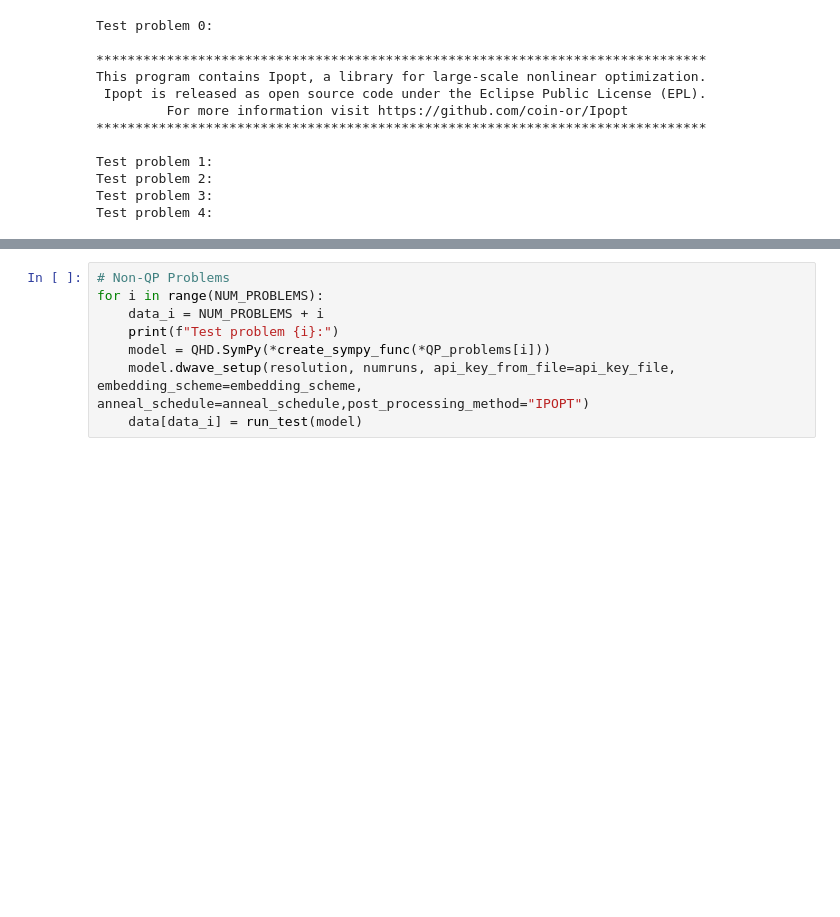
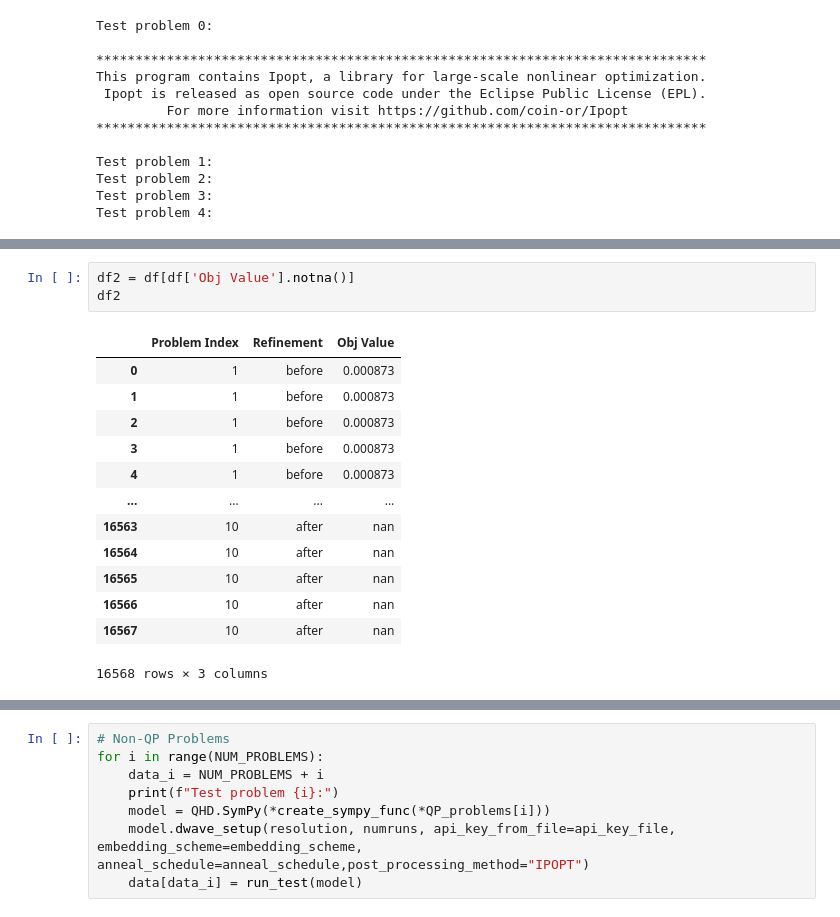
Before and after one commit to jiaqileng/QHDOPT, a Jupyter notebook: examples/benchmark_experiment.ipynb, the cells around one changed output, grey strips where cells are left out. Saved outputs shown, nothing was run; the diff lists cells and outputs as text; blank space fills up the shorter version.

Commit message:
add refinement comparison

```diff
--- a/examples/benchmark_experiment.ipynb
+++ b/examples/benchmark_experiment.ipynb
@@ -57,0 +112,17 @@ Test problem 4:
+# %%
+df2 = df[df['Obj Value'].notna()]
+df2
+# %% [output]
+|  | Problem Index | Refinement | Obj Value |
+| 0 | 1 | before | 0.000873 |
+| 1 | 1 | before | 0.000873 |
+| 2 | 1 | before | 0.000873 |
+| 3 | 1 | before | 0.000873 |
+| 4 | 1 | before | 0.000873 |
+| ... | ... | ... | ... |
+| 16563 | 10 | after | nan |
+| 16564 | 10 | after | nan |
+| 16565 | 10 | after | nan |
+| 16566 | 10 | after | nan |
+| 16567 | 10 | after | nan |
+16568 rows × 3 columns
```
Also changed, not shown: parts of 6 cells of this notebook, 2 other files.
